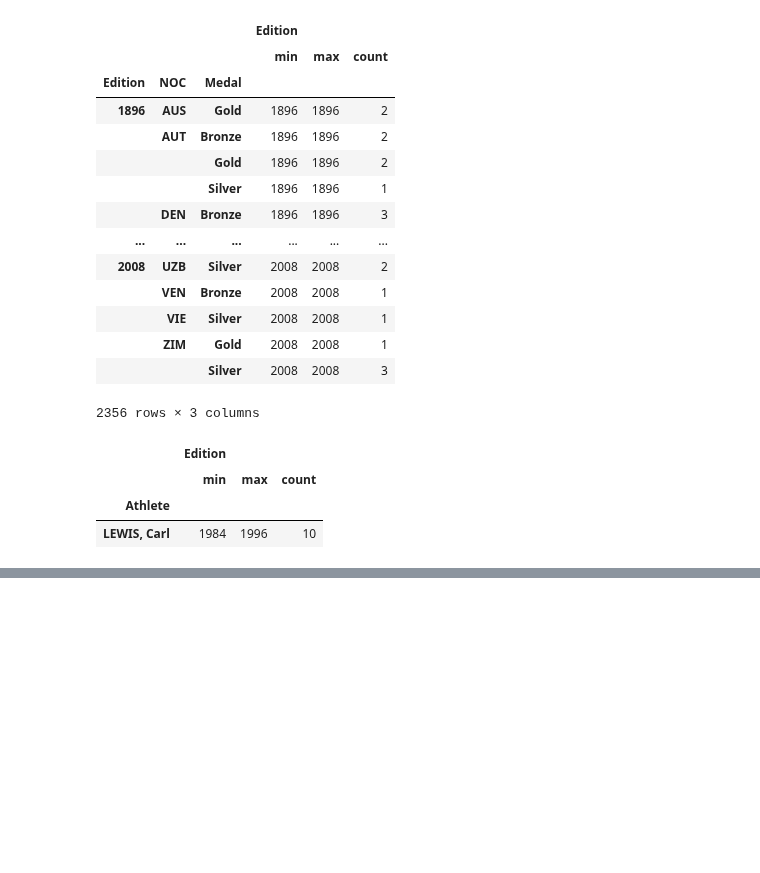
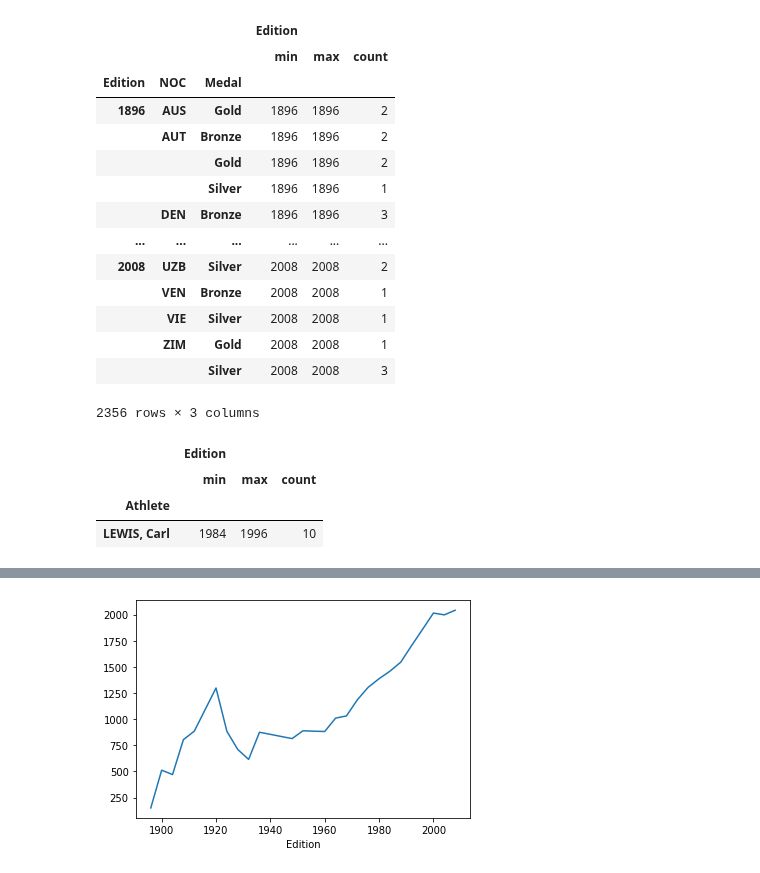
Before and after one commit to dariushazimi/notebooks, a Jupyter notebook: PandasTraining.ipynb, the cells around one changed output, grey strips where cells are left out. Cells and saved outputs as stored; diff of their text form; code cells hidden in the pictures; blank space fills up the shorter version.

Commit message:
Groupby Computations

```diff
--- a/PandasTraining.ipynb
+++ b/PandasTraining.ipynb
@@ -1294,0 +1305,3 @@ oo.loc[oo['Athlete'] == 'LEWIS, Carl'].groupby('Athlete').agg({'Edition':[ 'min'
+# %%
+oo = pd.read_csv('olympics.csv', skiprows=4)
+oo.head()
@@ -1294,0 +1315,4 @@ oo.loc[oo['Athlete'] == 'LEWIS, Carl'].groupby('Athlete').agg({'Edition':[ 'min'
+# %%
+oo.groupby('Edition').size().plot();
+# %% [output]
+[figure, added]
```
Also changed, not shown: parts of 7 cells of this notebook.
